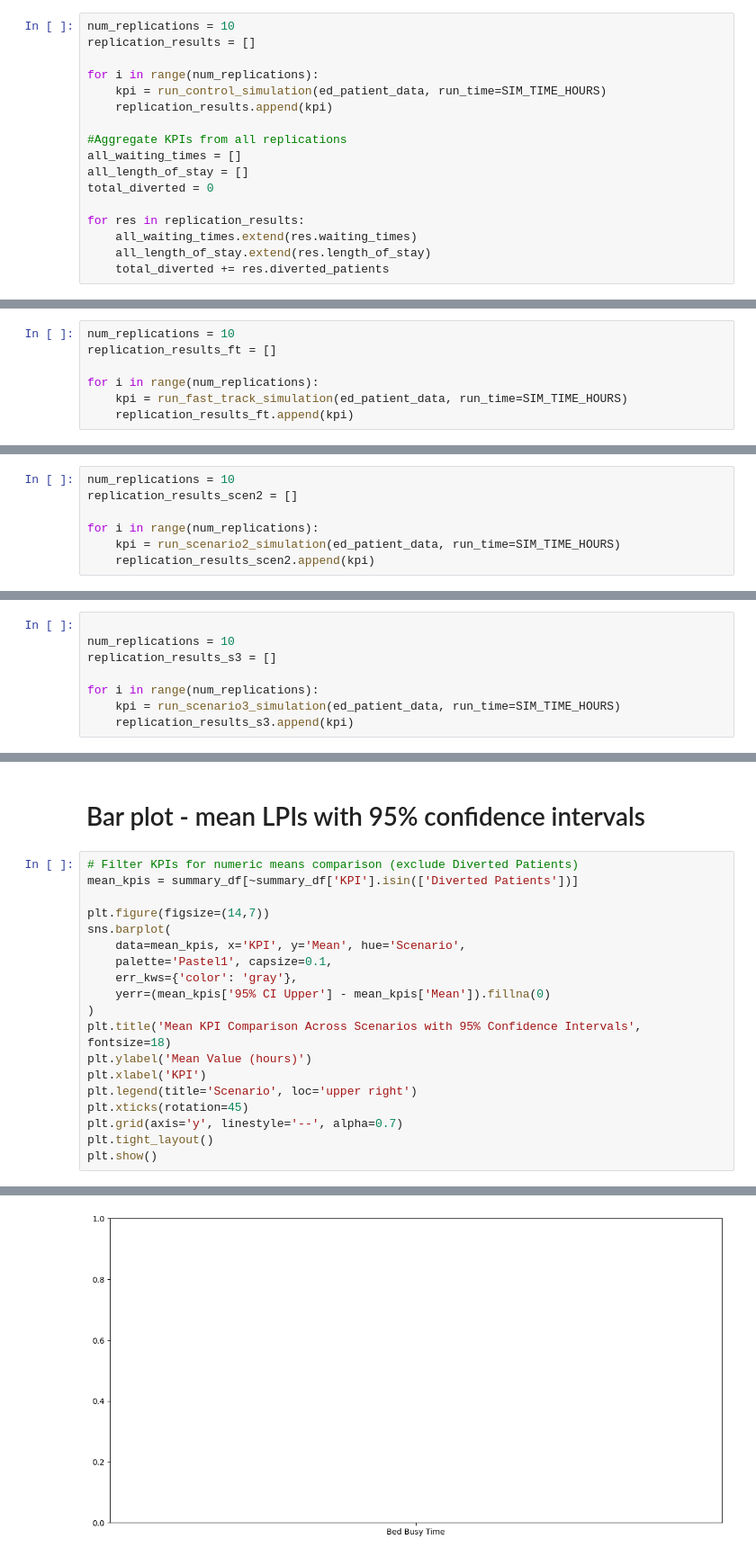
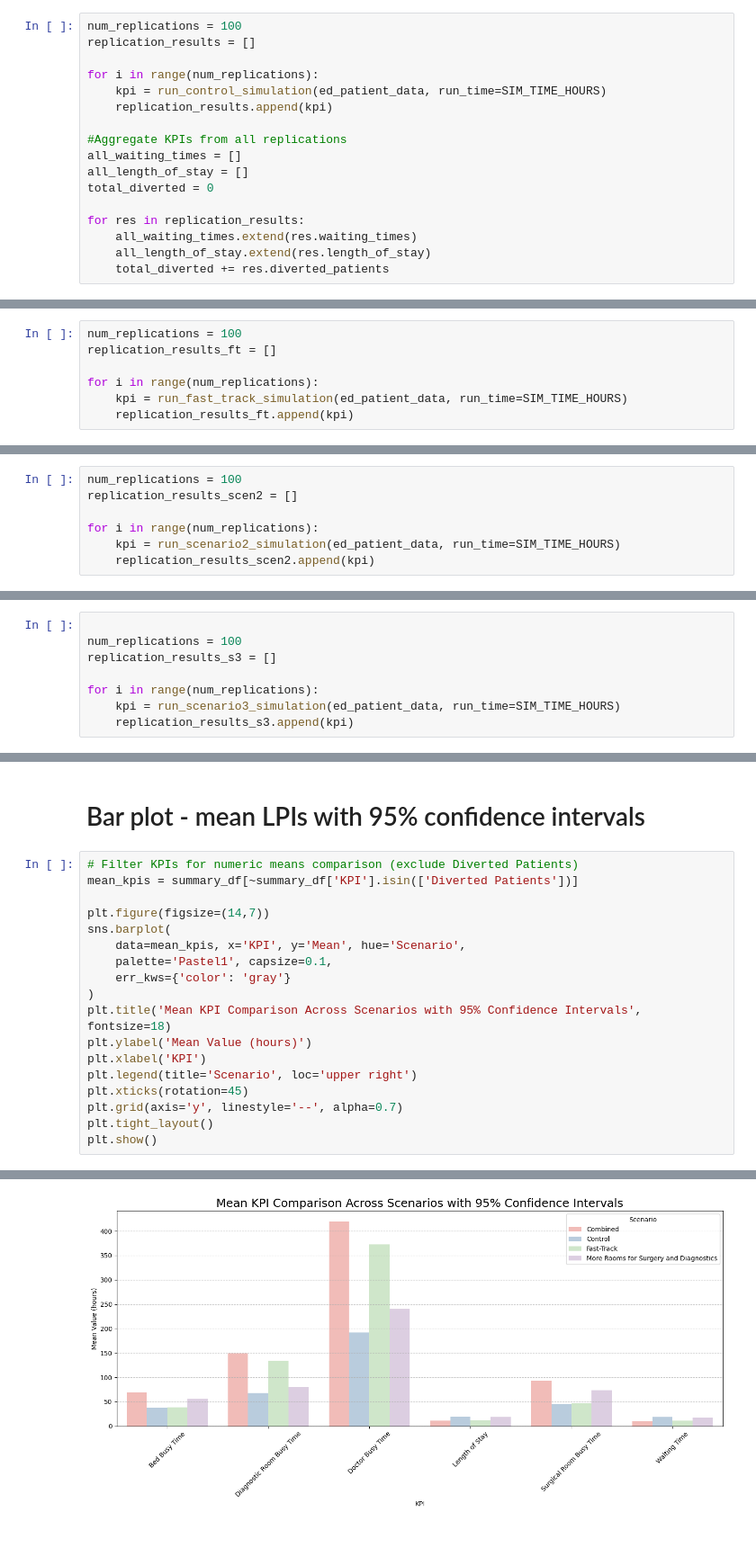
Before and after one commit to chigvintseva/UniProject-simulation-techniques, a Jupyter notebook: main.ipynb, the cells around one changed output, grey strips where cells are left out. Shown at 90% size. Cells and saved outputs as stored; diff of their text form.

```diff
--- a/main.ipynb
+++ b/main.ipynb
@@ -465,5 +465,5 @@ Run simulation  10 times
 # %%
-num_replications = 10
+num_replications = 100
 replication_results = []
 
 for i in range(num_replications):
@@ -604,7 +604,7 @@ def run_fast_track_simulation(patient_data, run_time=SIM_TIME_HOURS):
 
     return kpi
 # %%
-num_replications = 10
+num_replications = 100
 replication_results_ft = []
 
 for i in range(num_replications):
@@ -687,7 +687,7 @@ def run_scenario2_simulation(patient_data, run_time=SIM_TIME_HOURS):
 
     return kpi
 # %%
-num_replications = 10
+num_replications = 100
 replication_results_scen2 = []
 
 for i in range(num_replications):
@@ -781,7 +781,7 @@ def run_scenario3_simulation(patient_data, run_time=SIM_TIME_HOURS):
     return kpi
 # %%
 
-num_replications = 10
+num_replications = 100
 replication_results_s3 = []
 
 for i in range(num_replications):
@@ -1011,8 +1011,7 @@ plt.figure(figsize=(14,7))
 sns.barplot(
     data=mean_kpis, x='KPI', y='Mean', hue='Scenario',
     palette='Pastel1', capsize=0.1,
-    err_kws={'color': 'gray'},
-    yerr=(mean_kpis['95% CI Upper'] - mean_kpis['Mean']).fillna(0)
+    err_kws={'color': 'gray'}
 )
 plt.title('Mean KPI Comparison Across Scenarios with 95% Confidence Intervals', fontsize=18)
 plt.ylabel('Mean Value (hours)')
@@ -1027 +1025 @@ ValueError: 'yerr' (shape: (24,)) must be a scalar or a 1D or (2, n) array-like
-[figure, old version]
+[figure, new version]
```
Also changed, not shown: parts of 13 cells of this notebook.
